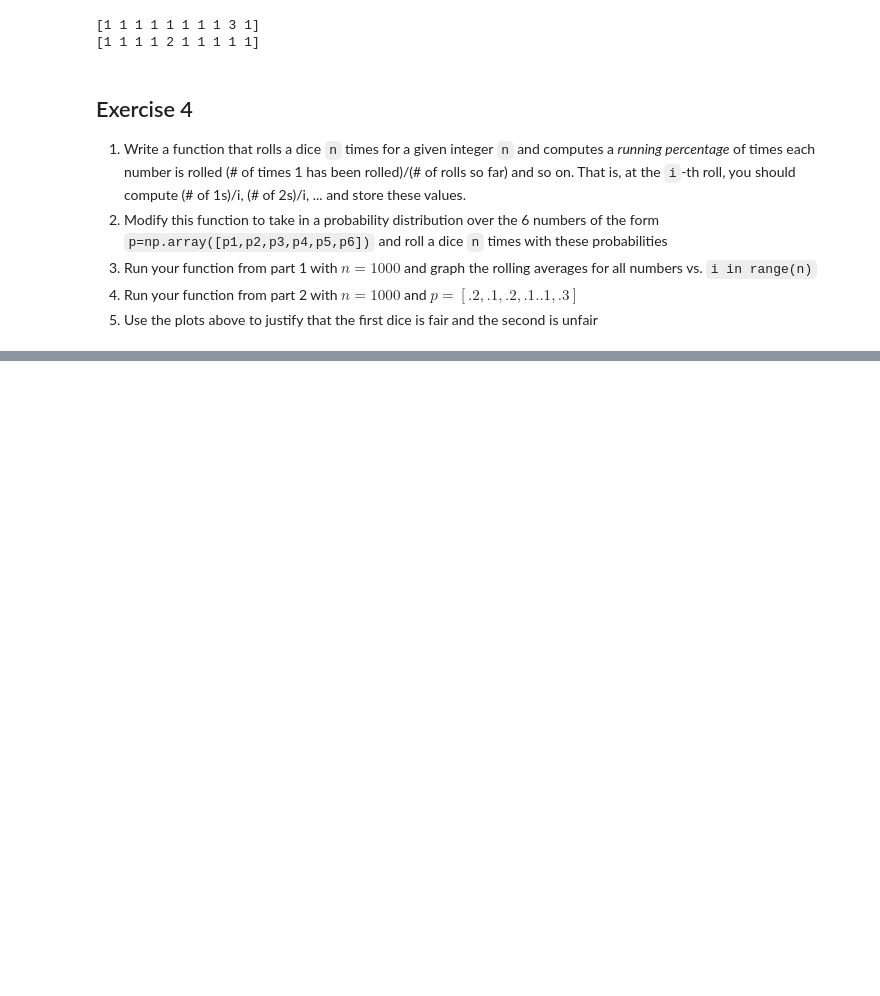
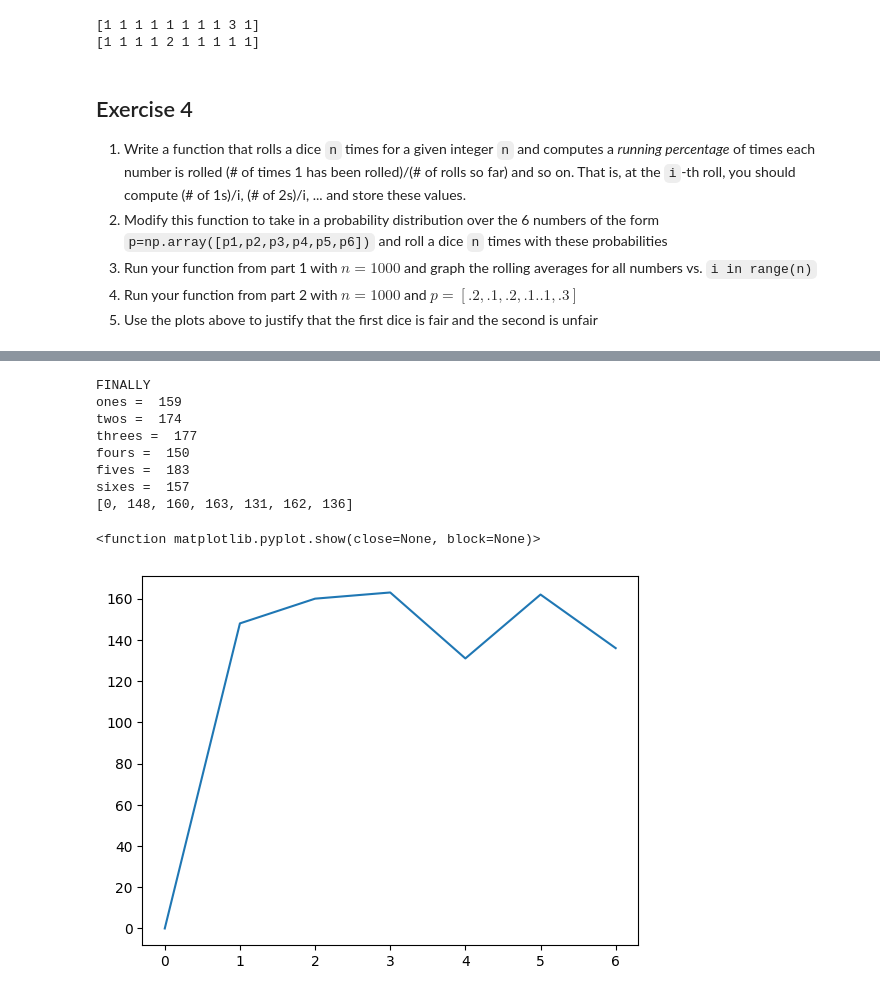
Before and after one commit to pxs4528/DATA-3401, a Jupyter notebook: Lab/Lab6/Lab6.ipynb, the cells around one changed output, grey strips where cells are left out. Saved outputs shown, nothing was run; the diff lists cells and outputs as text; code cells hidden in the pictures; blank space fills up the shorter version.

```diff
--- a/Lab/Lab6/Lab6.ipynb
+++ b/Lab/Lab6/Lab6.ipynb
@@ -131,0 +135,51 @@ sixes =  21
+# %%
+import numpy as np
+import matplotlib.pyplot as plt
+n = 1000
+i = 900 #i - the roll i wanna stop at
+lst_i =[0]
+ones = 0
+twos = 0
+threes = 0
+fours = 0
+fives = 0
+sixes = 0
+for k in range(n):
+    #print("Role number ", k+1)
+    a = np.random.choice([1,2,3,4,5,6], replace=True)
+    if (a == 1):
+        ones = ones + 1
+    elif (a == 2):
+        twos = twos + 1
+    elif (a == 3):
+        threes = threes + 1
+    elif (a == 4):
+        fours = fours + 1
+    elif (a == 5):
+        fives = fives + 1
+    elif (a == 6):
+        sixes = sixes + 1
+    if(k+1 == i):
+        lst_i.append(ones)
+        lst_i.append(twos)
+        lst_i.append(threes)
+        lst_i.append(fours)
+        lst_i.append(fives)
+        lst_i.append(sixes)
+
+    #print("ones = ", ones, "\ntwos = ", twos, "\nthrees = ", threes, "\nfours = ", fours, "\nfives = ", fives, "\nsixes = ", sixes)
+print("\n\nFINALLY\nones = ", ones, "\ntwos = ", twos, "\nthrees = ", threes, "\nfours = ", fours, "\nfives = ", fives, "\nsixes = ", sixes)
+print(lst_i)
+plt.plot(range(7), lst_i)
+plt.show
+# %% [output]
+FINALLY
+ones =  159
+twos =  174
+threes =  177
+fours =  150
+fives =  183
+sixes =  157
+[0, 148, 160, 163, 131, 162, 136]
+<function matplotlib.pyplot.show(close=None, block=None)>
+[figure, added]
```
Also changed, not shown: parts of 1 cell of this notebook.
